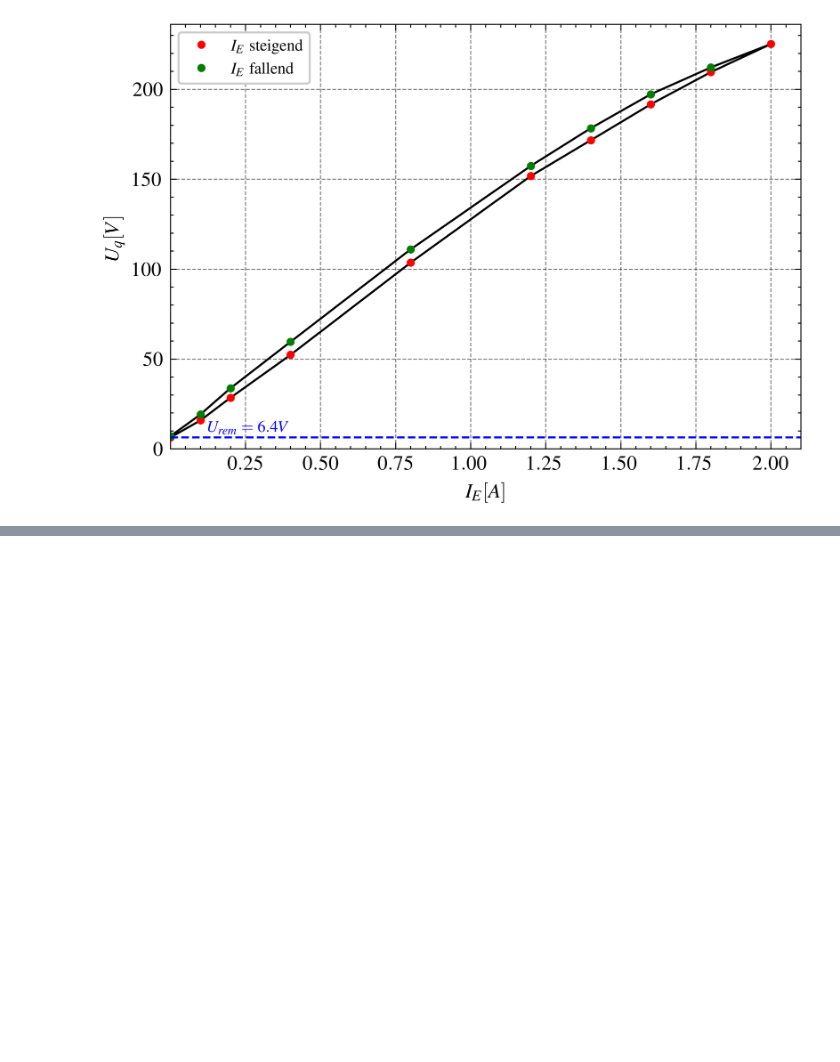
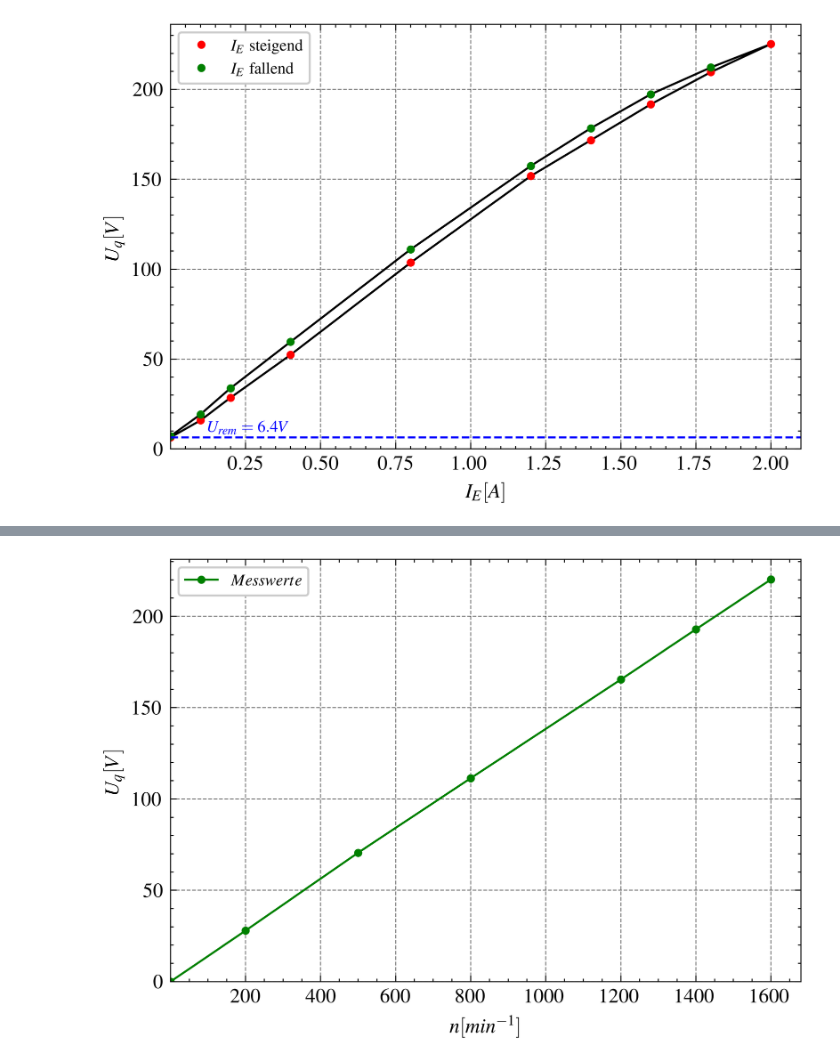
Before and after one commit to ayham291/PEM, a Jupyter notebook: GM/GM_Calculations.ipynb, the cells around one changed output, grey strips where cells are left out. Saved outputs shown, nothing was run; the diff lists cells and outputs as text; code cells hidden in the pictures; blank space fills up the shorter version.

```diff
--- a/GM/GM_Calculations.ipynb
+++ b/GM/GM_Calculations.ipynb
@@ -79,0 +82,13 @@ plt.savefig("plots/Leerlaufversuch_Uq_I_E.png", dpi=300)
+# %%
+n = np.array([0, 200, 500, 800, 1200, 1400, 1600])
+U_q_n = np.array([0, 27.91, 70.58, 111.38, 165.4, 192.9, 220.2])
+c_dot_phi = U_q_n[1:] / n[1:]
+c_dot_phi = np.insert(c_dot_phi, 0, 0)
+c_dot_phi
+
+data = []
+
+for i in range(len(n)):
+    data.append([n[i], U_q_n[i], round(c_dot_phi[i], 3)])
+# pd.DataFrame(data, columns=["$n[min^{-1}]$", "$U_q[V]$", "$c_\cdot{\phi}[V/s]$"]).to_latex("tables/Leerlaufversuch_Uq_n.tex", index=False)
+pd.DataFrame(data, columns=["$n[min^{-1}]$", "$U_q[V]$", "$c_\cdot{\phi}[V/s]$"])
@@ -79,0 +104,13 @@ plt.savefig("plots/Leerlaufversuch_Uq_I_E.png", dpi=300)
+# %%
+fig, ax = plt.subplots(figsize=(5, 3.5))
+ax.plot(n, U_q_n, "g.-", label="$Messwerte$")
+ax.set_xlabel("$n[min^{-1}]$")
+ax.set_ylabel("$U_q[V]$")
+ax.set_ylim(bottom=0)
+ax.set_xlim(left=0)
+ax.get_xaxis().get_ticklabels()[0].set_visible(False)
+ax.legend()
+plt.tight_layout()
+# plt.savefig("plots/Leerlaufversuch_Uq_n.png", dpi=300)
+# %% [output]
+[figure, added]
```
Also changed, not shown: parts of 2 cells of this notebook, 2 other files.
